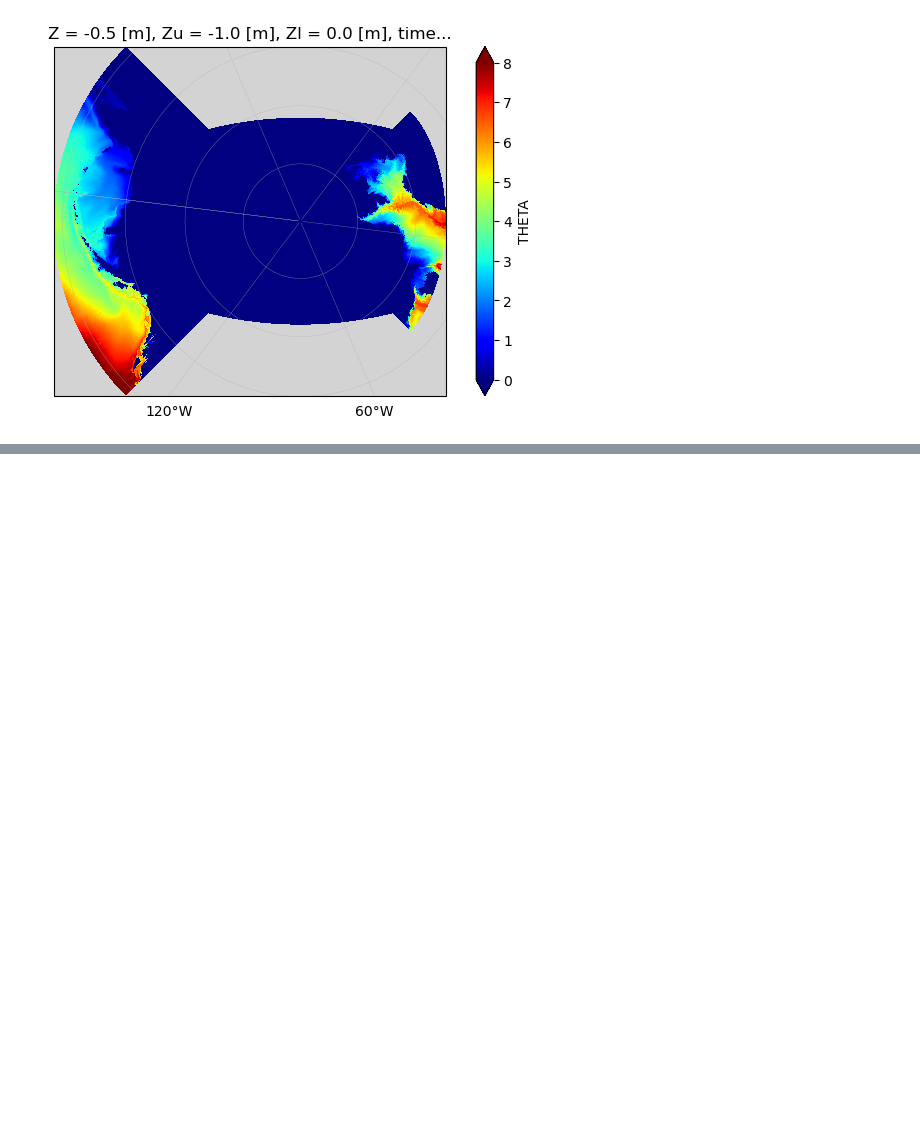
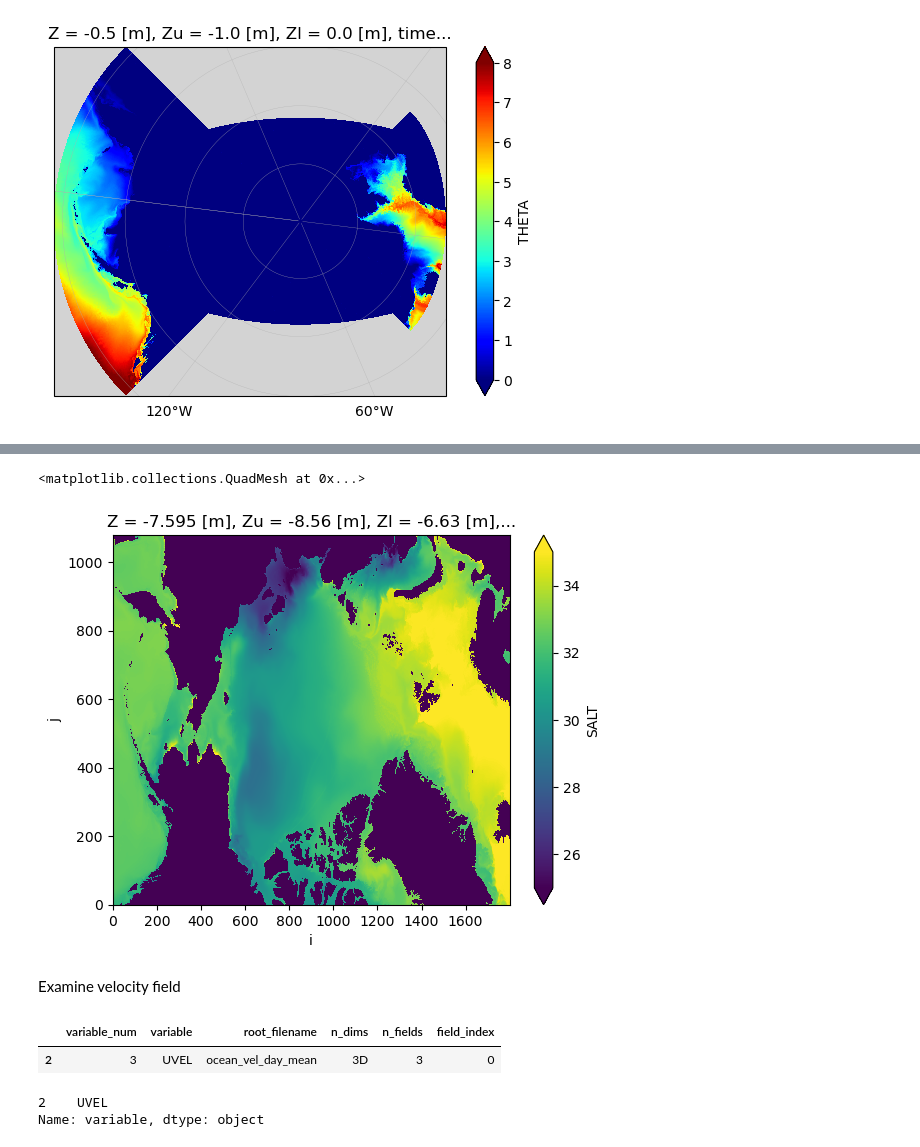
Before and after one commit to ifenty/SASSIE_downscale_ecco_v5, a Jupyter notebook: 01_open and read file.ipynb, the cells around one changed output, grey strips where cells are left out. Drawn from its saved outputs; the diff is of its cells as text; code cells hidden in the pictures; blank space fills up the shorter version.

```diff
--- a/01_open and read file.ipynb
+++ b/01_open and read file.ipynb
@@ -459,0 +659,6 @@ gl.left_labels = False
+# %%
+## open all datasets in theta directory
+salt_ds_dir = Path('/Users/mzahn/data/SASSIE/SASSIE_netcdfs/ocean_state_3D_day_mean/SALT/')
+salt_ds_dir_list = list(salt_ds_dir.glob('*.nc'))
+# %%
+salt_ds = xr.open_mfdataset(salt_ds_dir_list, chunks='auto', parallel=True)
@@ -459,0 +729,7 @@ gl.left_labels = False
+# %%
+salt_ds.isel(time=0,k=5).SALT.plot(vmin=25,vmax=35)
+# %% [output]
+<matplotlib.collections.QuadMesh at 0x...>
+[figure, added]
+# %% [markdown]
+Examine velocity field
@@ -459,0 +738,10 @@ gl.left_labels = False
+# %%
+table_select
+# %% [output]
+|  | variable_num | variable | root_filename | n_dims | n_fields | field_index |
+| 2 | 3 | UVEL | ocean_vel_day_mean | 3D | 3 | 0 |
+# %%
+table_select.variable
+# %% [output]
+2    UVEL
+Name: variable, dtype: object
```
Also changed, not shown: parts of 31 cells of this notebook, 3 other files.
